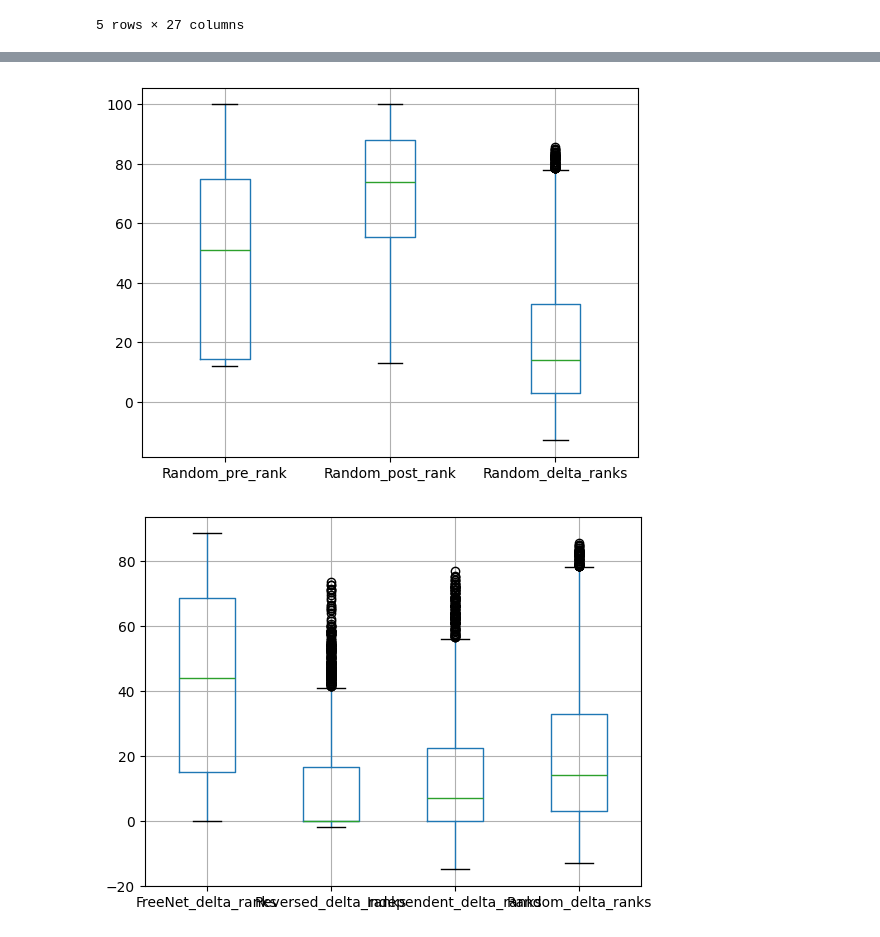
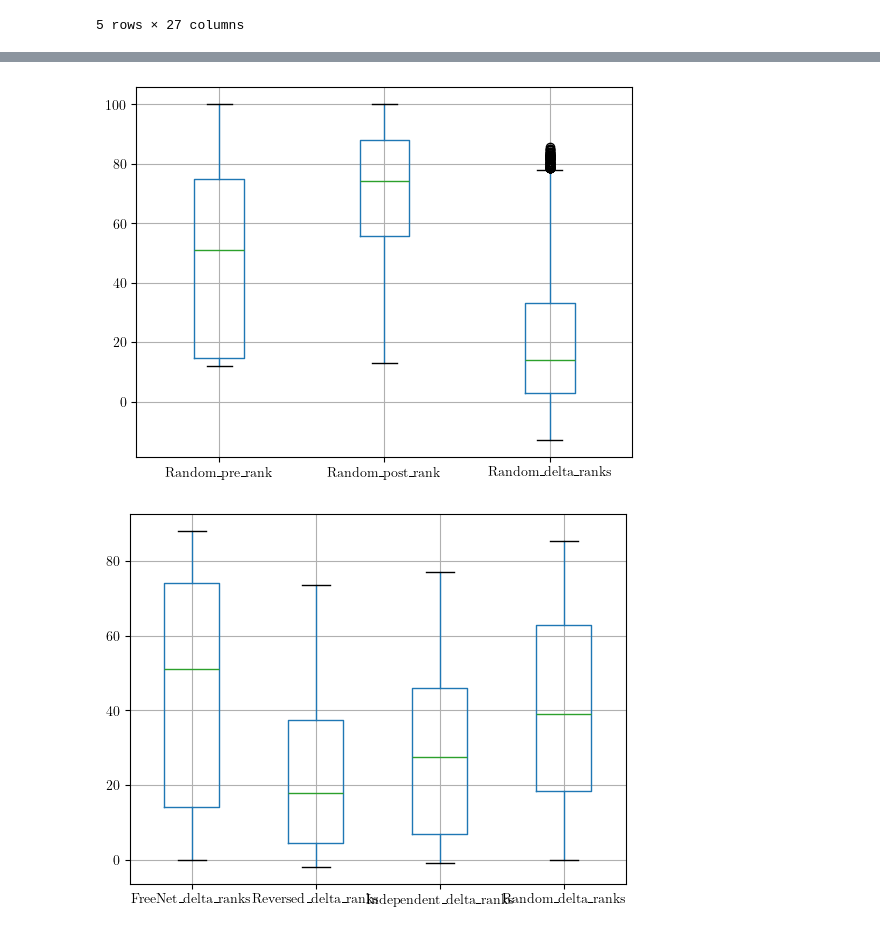
Before and after one commit to Poutchy/temp, a Jupyter notebook: sampling.ipynb, the cells around one changed output, grey strips where cells are left out. Drawn from its saved outputs; the diff is of its cells as text; code cells hidden in the pictures.

Commit message:
new parameters

```diff
--- a/sampling.ipynb
+++ b/sampling.ipynb
@@ -2,6 +2,12 @@
 import matplotlib.pyplot as plt
 import pandas as pd
 import glob
+plt.rcParams.update({
+  "text.usetex": True,
+  "font.family": "Arial"
+})
+
+plot_save = "plots/data/"
 # %%
 data = []
 for file in glob.glob("data/computation*.csv"):
@@ -48,12 +57,14 @@ plt.show()
 # %%
 data[data.dist_victim_relayer>=0].boxplot(column=['Random_pre_rank', 'Random_post_rank', 'Random_delta_ranks'])
+plt.savefig(fname=plot_save + "random_rank.png")
 plt.show()
 # %% [output]
-[figure, old version]
+[figure, new version]
 # %%
-data[data.dist_victim_relayer>=0].boxplot(column=['FreeNet_delta_ranks', 'Reversed_delta_ranks', 'Independent_delta_ranks', 'Random_delta_ranks'])
+data[data.dist_victim_relayer==1].boxplot(column=['FreeNet_delta_ranks', 'Reversed_delta_ranks', 'Independent_delta_ranks', 'Random_delta_ranks'])
+plt.savefig(fname=plot_save + "all_rank.png")
 plt.show()
 # %% [output]
-[figure, old version]
+[figure, new version]
 # %%
 data.hist(column=['FreeNet_delta_ranks', 'Reversed_delta_ranks', 'Independent_delta_ranks', 'Random_delta_ranks'], bins=20, sharey=True, sharex=True)
```
Also changed, not shown: parts of 9 cells of this notebook, 4 other files.
